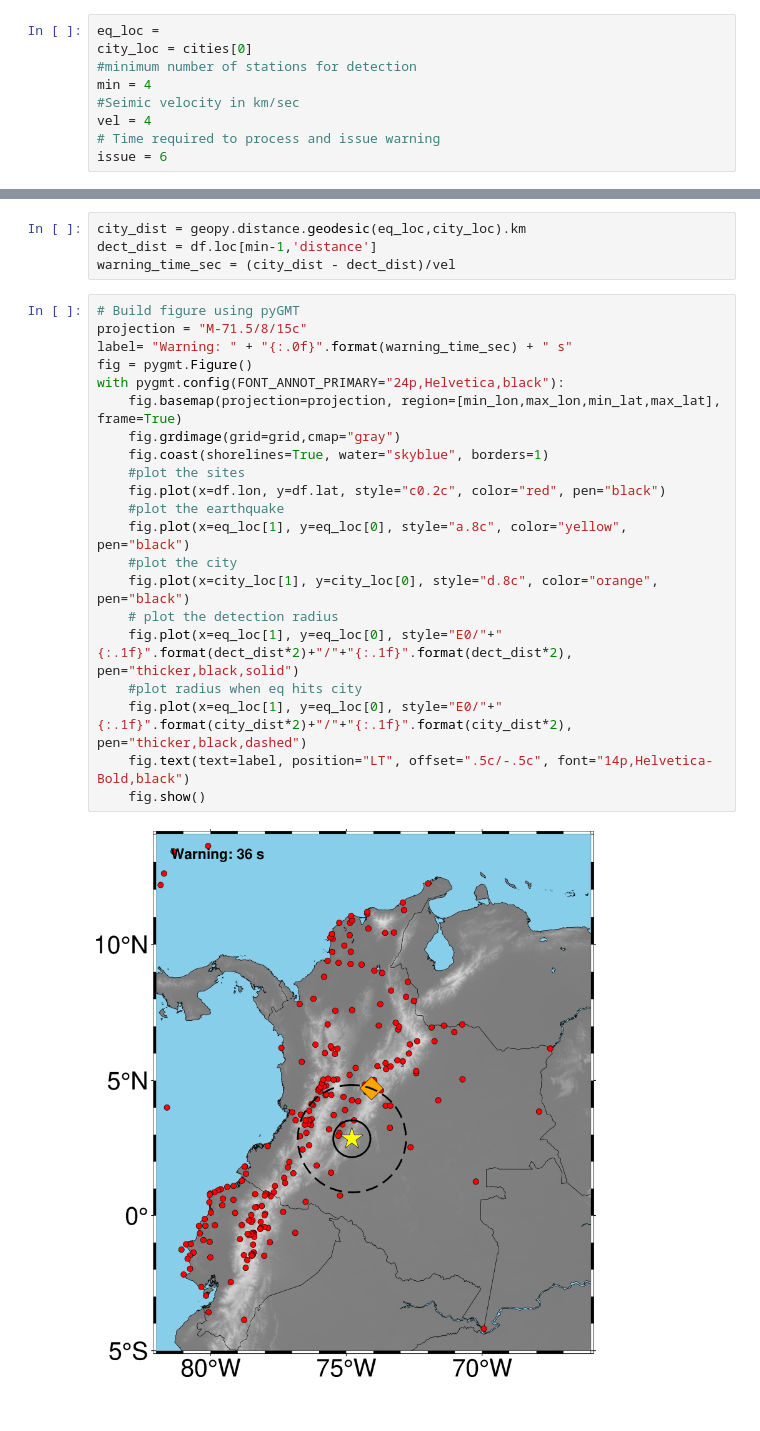
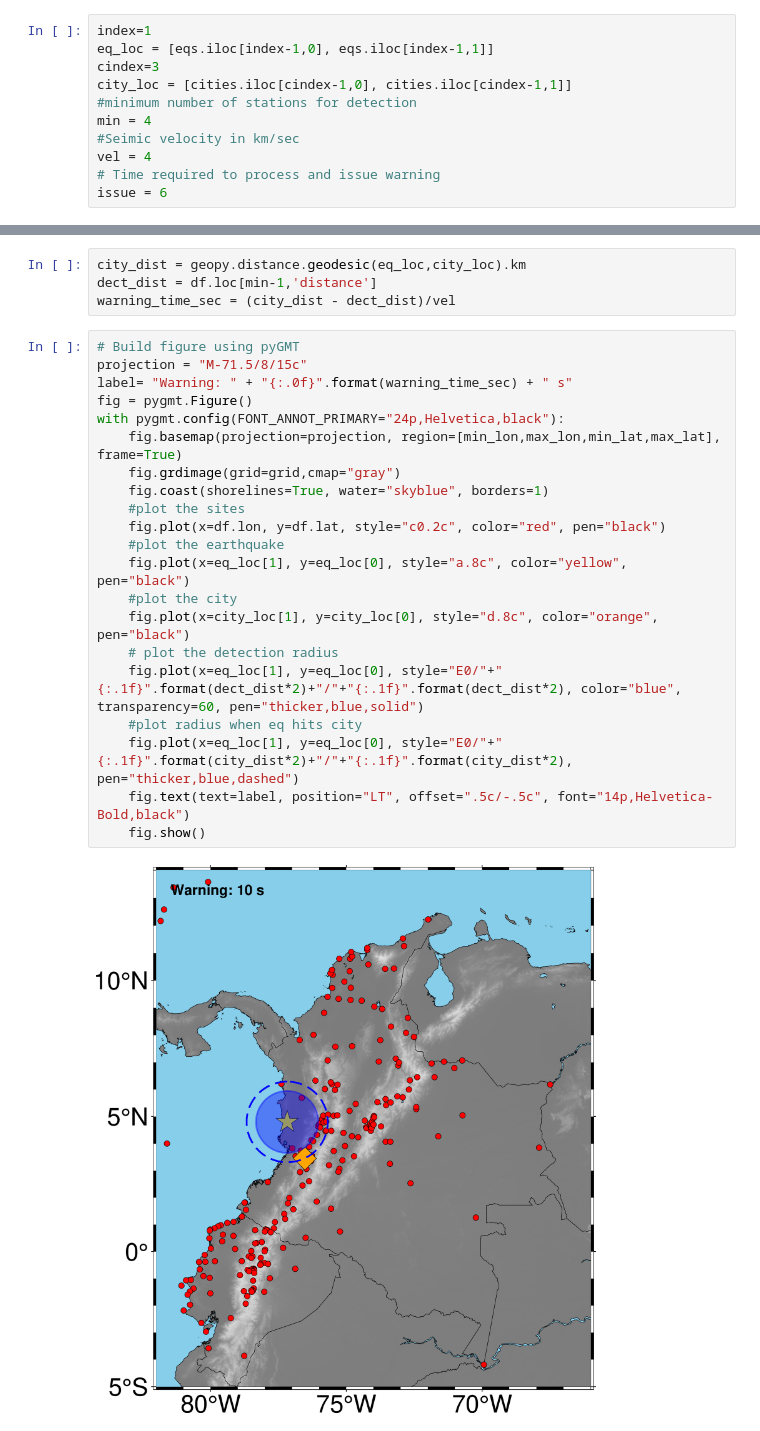
Before and after one commit to david-mencin/ColombiaEEW, a Jupyter notebook: DetectionTime.ipynb, the cells around one changed output, grey strips where cells are left out. Saved outputs shown, nothing was run; the diff lists cells and outputs as text.

```diff
--- a/DetectionTime.ipynb
+++ b/DetectionTime.ipynb
@@ -29,8 +29,10 @@ cities = pd.read_csv(cities_file)
 eqs = pd.read_csv(earthquakes_file)
 eqs['Date'] = pd.to_datetime(eqs['Date'])
 # %%
-eq_loc =
-city_loc = cities[0]
+index=1
+eq_loc = [eqs.iloc[index-1,0], eqs.iloc[index-1,1]]
+cindex=3
+city_loc = [cities.iloc[cindex-1,0], cities.iloc[cindex-1,1]]
 #minimum number of stations for detection
 min = 4
 #Seimic velocity in km/sec
@@ -47,23 +49,23 @@ warning_time_sec = (city_dist - dect_dist)/vel
 # %%
 # Build figure using pyGMT
 projection = "M-71.5/8/15c"
 label= "Warning: " + "{:.0f}".format(warning_time_sec) + " s"
 fig = pygmt.Figure()
 with pygmt.config(FONT_ANNOT_PRIMARY="24p,Helvetica,black"):
     fig.basemap(projection=projection, region=[min_lon,max_lon,min_lat,max_lat], frame=True)
     fig.grdimage(grid=grid,cmap="gray")
     fig.coast(shorelines=True, water="skyblue", borders=1)
     #plot the sites
     fig.plot(x=df.lon, y=df.lat, style="c0.2c", color="red", pen="black")
     #plot the earthquake
     fig.plot(x=eq_loc[1], y=eq_loc[0], style="a.8c", color="yellow", pen="black")
     #plot the city
     fig.plot(x=city_loc[1], y=city_loc[0], style="d.8c", color="orange", pen="black")
     # plot the detection radius
-    fig.plot(x=eq_loc[1], y=eq_loc[0], style="E0/"+"{:.1f}".format(dect_dist*2)+"/"+"{:.1f}".format(dect_dist*2), pen="thicker,black,solid")
+    fig.plot(x=eq_loc[1], y=eq_loc[0], style="E0/"+"{:.1f}".format(dect_dist*2)+"/"+"{:.1f}".format(dect_dist*2), color="blue", transparency=60, pen="thicker,blue,solid")
     #plot radius when eq hits city
-    fig.plot(x=eq_loc[1], y=eq_loc[0], style="E0/"+"{:.1f}".format(city_dist*2)+"/"+"{:.1f}".format(city_dist*2), pen="thicker,black,dashed")
+    fig.plot(x=eq_loc[1], y=eq_loc[0], style="E0/"+"{:.1f}".format(city_dist*2)+"/"+"{:.1f}".format(city_dist*2), pen="thicker,blue,dashed")
     fig.text(text=label, position="LT", offset=".5c/-.5c", font="14p,Helvetica-Bold,black")
     fig.show()
 # %% [output]
-[figure, old version]
+[figure, new version]
```
Also changed, not shown: 2 other files.
